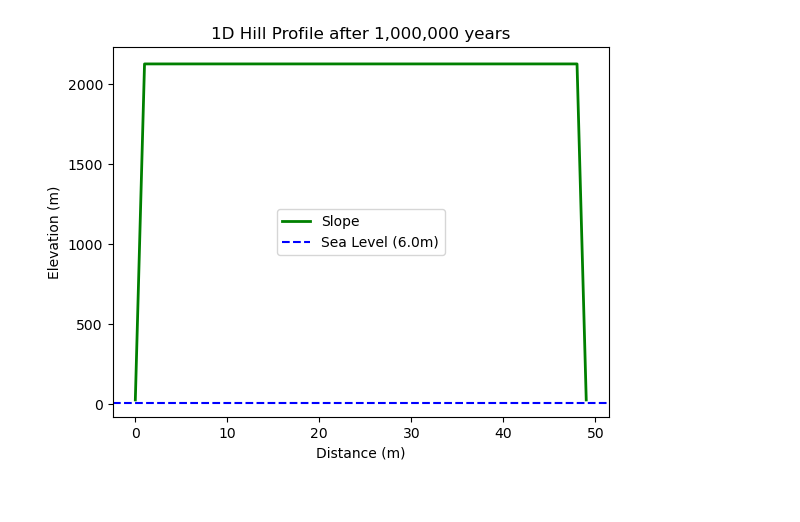
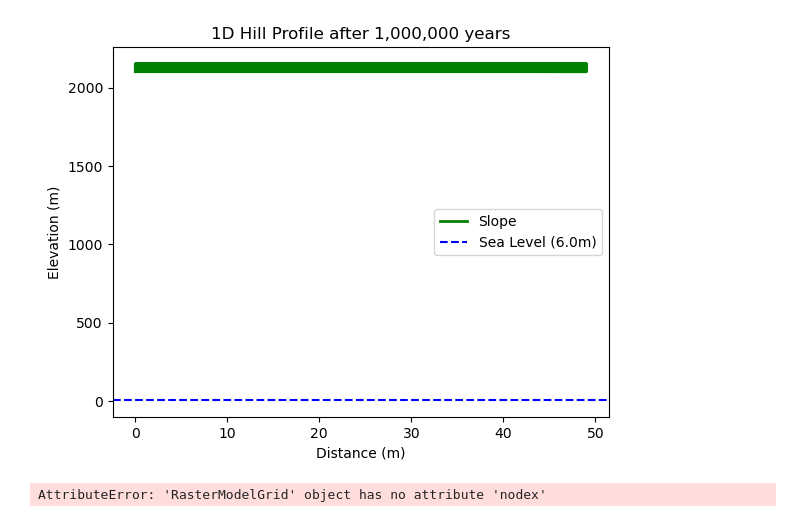
Before and after one commit to csdms-espin/2026_Marine_Platforms, a Jupyter notebook: 1DGridUpliftandSeaLevel.ipynb, the cells around one changed output. Saved outputs shown, nothing was run; the diff lists cells and outputs as text; code cells hidden in the pictures.

Commit message:
fixing the for loop and adding noise

```diff
--- a/1DGridUpliftandSeaLevel.ipynb
+++ b/1DGridUpliftandSeaLevel.ipynb
@@ -10,15 +11,10 @@ num_rows = 50  # number of grid rows
 num_cols = 50  # number of grid columns
 dxy = 1  # resolution of raster cell [m], or node horizontal and vertical spacing
 grid = RasterModelGrid((num_rows, num_cols), dxy)
-#This make sures that only the middle nodes/ rows are processed and leave the boundaries as is
-grid.set_closed_boundaries_at_grid_edges(right_is_closed=False,
-                                         top_is_closed=True,
-                                         left_is_closed=False,
-                                         bottom_is_closed=True)
 
 #create the initial simplified ramp topography
 topo = grid.add_zeros('topographic__elevation', at='node')
-cliff_height = 3
+cliff_height = 3 #working in meters
 for i in range(num_rows):
     start = i * num_rows
     end = start + num_rows
@@ -32,11 +28,6 @@ imshow_grid(grid, "topographic__elevation",cmap="YlOrBr")
 # %%
-#np.random.seed(0)
-#grid_noise = np.random.rand(grid.number_of_nodes) / 1000.0
-#grid += grid_noise
-sea_level = 6.0
-erosion_rate = 0.5  # or set zr[i] = sea_level to cut/flatten directly
-uplift_rate_m_yr = 2.1/1000 # 2.1 mm/yr avg uplift
-dt = 1000 # timestep (yr)
-uplift = uplift_rate_m_yr * dt
-time_to_run = 1e6  # time for the model loop to run [yr]
-nsteps = int(time_to_run / dt)  # number of model time steps
+topo_noise = np.random.uniform(-1, 1, 2500)
+topo += topo_noise
+
+# Plot the topo map with noise
+imshow_grid(grid, "topographic__elevation",cmap="YlOrBr")
@@ -43,8 +44,15 @@ nsteps = int(time_to_run / dt)  # number of model time steps
+# %%
+sea_level = 6.0 #meters
+erosion_rate = 10  #m/y or set zr[i] = sea_level to cut/flatten directly
+uplift_rate_m_yr = 2.1/1000 # 2.1 mm/yr avg uplift
+dt = 1000 # timestep (yr)
+uplift = uplift_rate_m_yr * dt
+time_to_run = 1e6  # time for the model loop to run [yr]
+nsteps = int(time_to_run / dt)  # number of model time steps
 # %%
 for step in range (nsteps):
-    topo[grid.core_nodes]+= uplift
-# Loop over every node on the grid (removed the + 1)
-for i in range(grid.number_of_nodes):
-    if topo[i] < sea_level:
-        topo[i] -= erosion_rate  # Erode node if it is underwater
-middle_nodes = grid.nodes[25, :] # nodes in the middle of the plot or half of 50
+    # Loop over every node on the grid (removed the + 1)
+    for i in range(grid.number_of_nodes):
+        topo[i]+= uplift
+        if topo[i] < sea_level:
+            topo[i] -= erosion_rate  # Erode node if it is underwater
@@ -51,11 +63,14 @@ middle_nodes = grid.nodes[25, :] # nodes in the middle of the plot or half of 50
 # %%
-plt.plot(grid.node_x[middle_nodes], topo[middle_nodes], color='green', linewidth=2, label='Slope')
+plt.plot(grid.node_x, topo, color='green', linewidth=2, label='Slope')
 plt.axhline(sea_level, color='blue', linestyle='--', label='Sea Level (6.0m)')
-
 plt.title(f'1D Hill Profile after {time_to_run:,.0f} years')
 plt.xlabel('Distance (m)')
 plt.ylabel('Elevation (m)')
 plt.legend()
 plt.show()
 # %% [output]
-[figure, old version]
+[figure, new version]
+# %%
+grid.node_x()
+# %% [output]
+AttributeError: 'RasterModelGrid' object has no attribute 'nodex'
```
Also changed, not shown: parts of 5 cells of this notebook.
